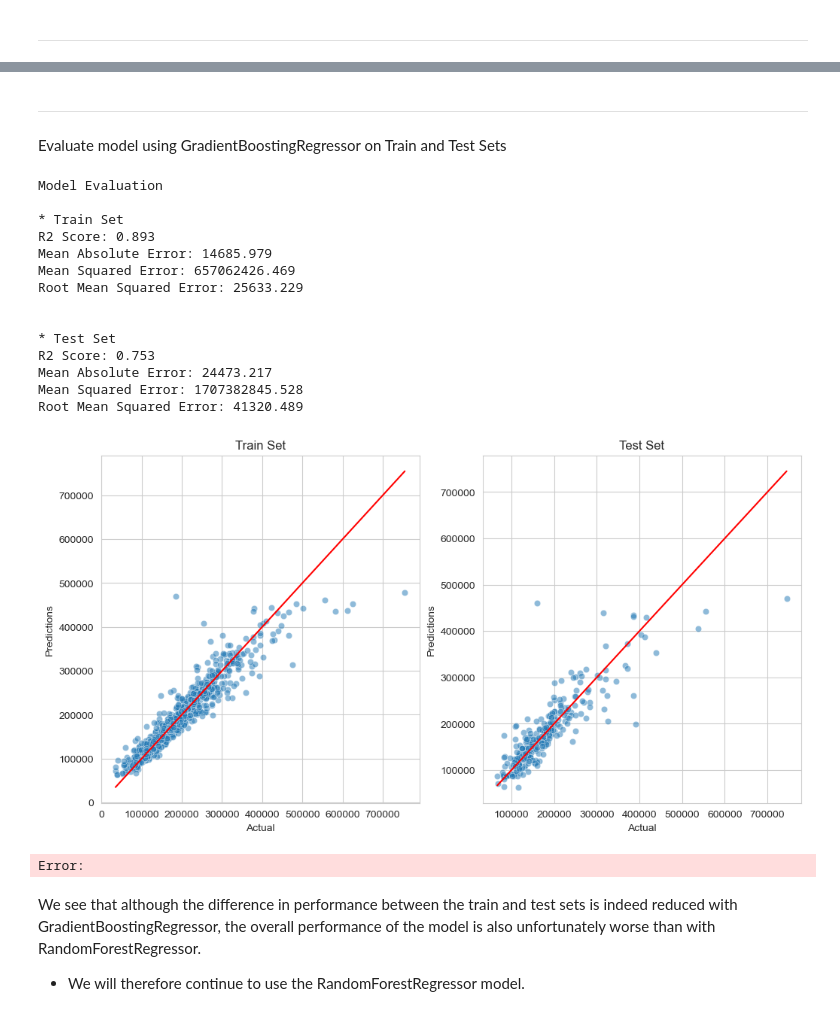
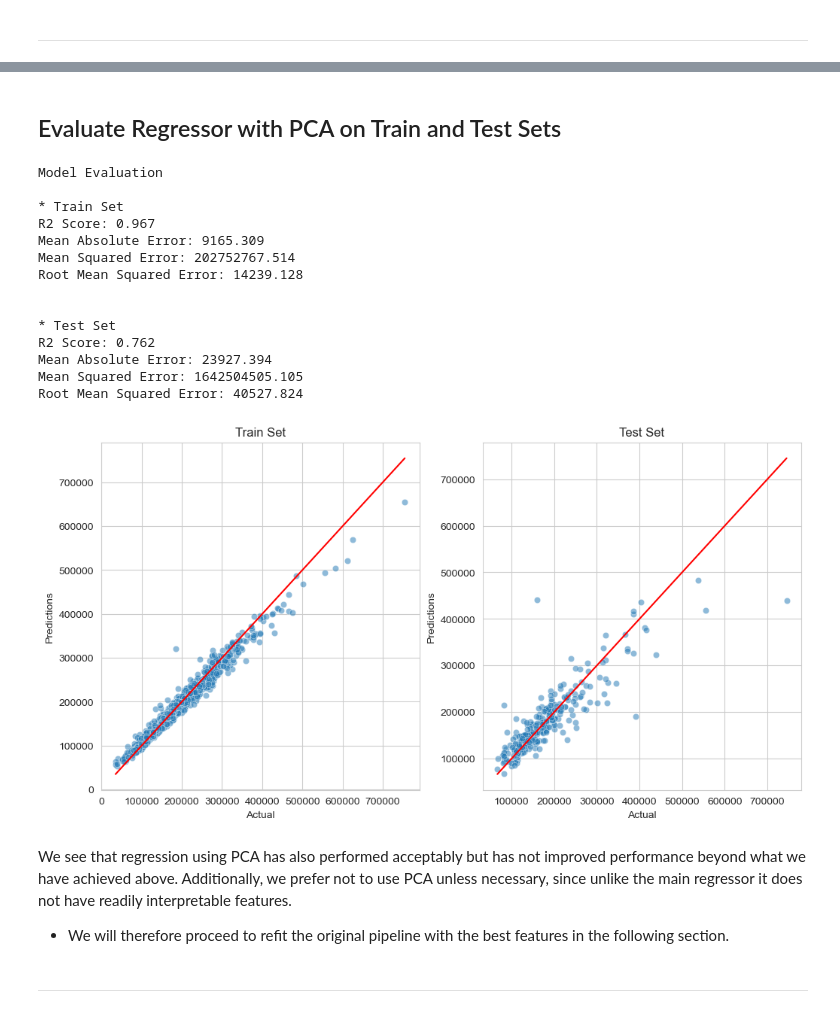
Before and after one commit to frankiesanjana/housing-price-predictor, a Jupyter notebook: jupyter_notebooks/05-modelling-evaluation.ipynb, the cells around one changed output, grey strips where cells are left out. Drawn from its saved outputs; the diff is of its cells as text; code cells hidden in the pictures.

Commit message:
Feat: Add regressor with PCA, notebook 05

```diff
--- a/jupyter_notebooks/05-modelling-evaluation.ipynb
+++ b/jupyter_notebooks/05-modelling-evaluation.ipynb
@@ -778,0 +1066,3 @@ plt.show()
+# %%
+pca_search = PCAHyperparameterOptimisationSearch(models=pca_models_search, params=pca_params_search)
+pca_search.fit(X_train, y_train, scoring = 'r2', n_jobs=-1, cv=5)
@@ -778,0 +1075,3 @@ plt.show()
+# %%
+pca_grid_search_summary, pca_grid_search_pipelines = pca_search.score_summary(sort_by='mean_score')
+pca_grid_search_summary
@@ -778,0 +1094,3 @@ plt.show()
+# %%
+pca_best_model = pca_grid_search_summary.iloc[0,0]
+pca_best_model
@@ -778,0 +1113,3 @@ plt.show()
+# %%
+pca_best_regressor_pipeline = pca_grid_search_pipelines[pca_best_model].best_estimator_
+pca_best_regressor_pipeline
@@ -779,27 +1134,27 @@ plt.show()
+# %% [markdown]
+## Evaluate Regressor with PCA on Train and Test Sets
+# %%
+regression_performance(X_train, y_train, X_test, y_test,pca_best_regressor_pipeline)
+regression_evaluation_plots(X_train, y_train, X_test, y_test,
+                            pca_best_regressor_pipeline)
+# %% [output]
+Model Evaluation
+
+* Train Set
+R2 Score: 0.967
+Mean Absolute Error: 9165.309
+Mean Squared Error: 202752767.514
+Root Mean Squared Error: 14239.128
+
+
+* Test Set
+R2 Score: 0.762
+Mean Absolute Error: 23927.394
+Mean Squared Error: 1642504505.105
+Root Mean Squared Error: 40527.824
+[figure, added]
+# %% [markdown]
+We see that regression using PCA has also performed acceptably but has not improved performance beyond what we have achieved above. Additionally, we prefer not to use PCA unless necessary, since unlike the main regressor it does not have readily interpretable features.
+* We will therefore proceed to refit the original pipeline with the best features in the following section.
 # %% [markdown]
 ---
-# %% [markdown]
-Evaluate model using GradientBoostingRegressor on Train and Test Sets
-# %%
-regression_performance(X_train, y_train, X_test, y_test, best_regressor_pipeline)
-regression_evaluation_plots(X_train, y_train, X_test, y_test, best_regressor_pipeline)
-# %% [output]
-Model Evaluation
-
-* Train Set
-R2 Score: 0.893
-Mean Absolute Error: 14685.979
-Mean Squared Error: 657062426.469
-Root Mean Squared Error: 25633.229
-
-
-* Test Set
-R2 Score: 0.753
-Mean Absolute Error: 24473.217
-Mean Squared Error: 1707382845.528
-Root Mean Squared Error: 41320.489
-[figure, removed]
-Error:
-# %% [markdown]
-We see that although the difference in performance between the train and test sets is indeed reduced with GradientBoostingRegressor, the overall performance of the model is also unfortunately worse than with RandomForestRegressor.
-* We will therefore continue to use the RandomForestRegressor model.
```
Also changed, not shown: parts of 59 cells of this notebook.
